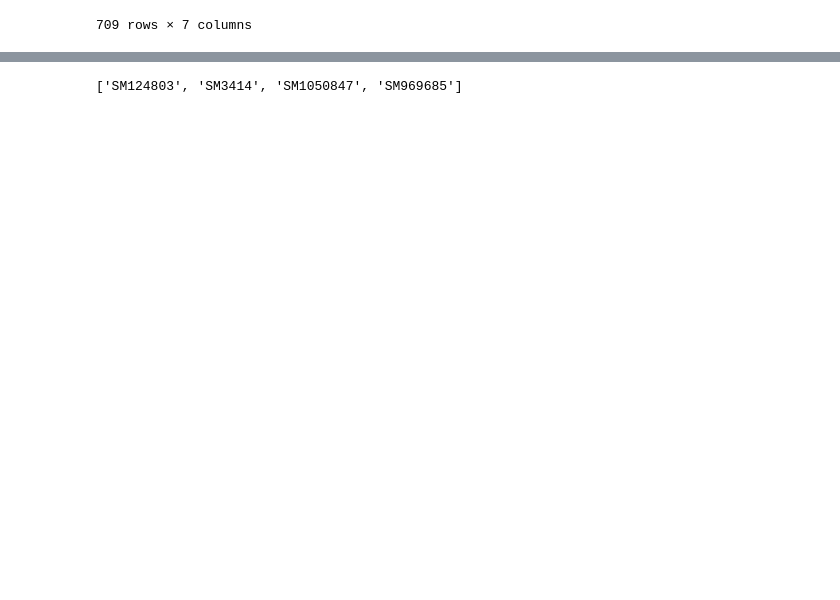
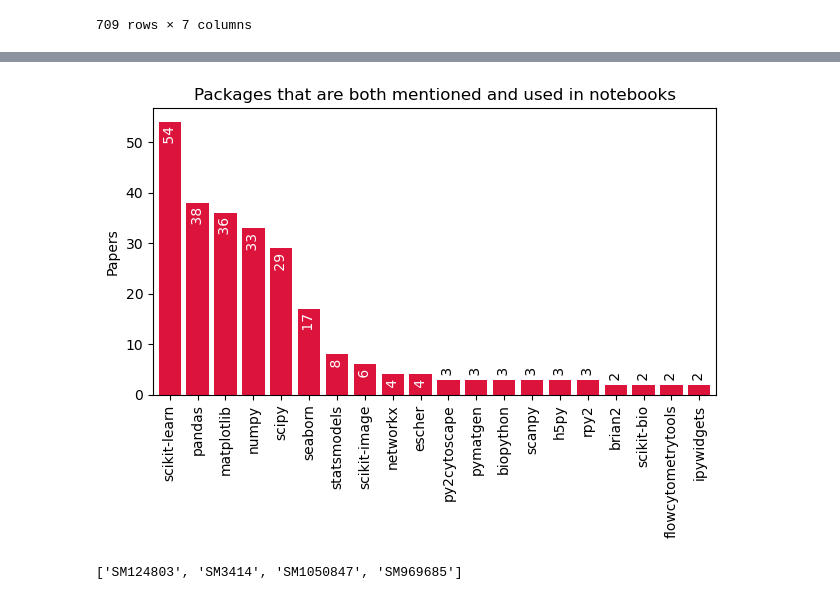
Before and after one commit to borisveytsman/SoftwareImpactHackathon2023_Tracing_dependencies, a Jupyter notebook: importtopackage/compare_enduser_packages_to_paper_mentions.ipynb, the cells around one changed output, grey strips where cells are left out. Cells and saved outputs as stored; diff of their text form; code cells hidden in the pictures; blank space fills up the shorter version.

```diff
--- a/importtopackage/compare_enduser_packages_to_paper_mentions.ipynb
+++ b/importtopackage/compare_enduser_packages_to_paper_mentions.ipynb
@@ -137,3 +100,7 @@ Counter({'scikit-learn': 54,
+# %%
+plot_count(df["both"], "Packages that are both mentioned and used in notebooks")
+# %% [output]
+[figure, added]
 # %%
 [k for k,v in czi_to_name_map.items() if 'sklearn' in v]
 # %% [output]
```
Also changed, not shown: parts of 5 cells of this notebook, 5 other files.
